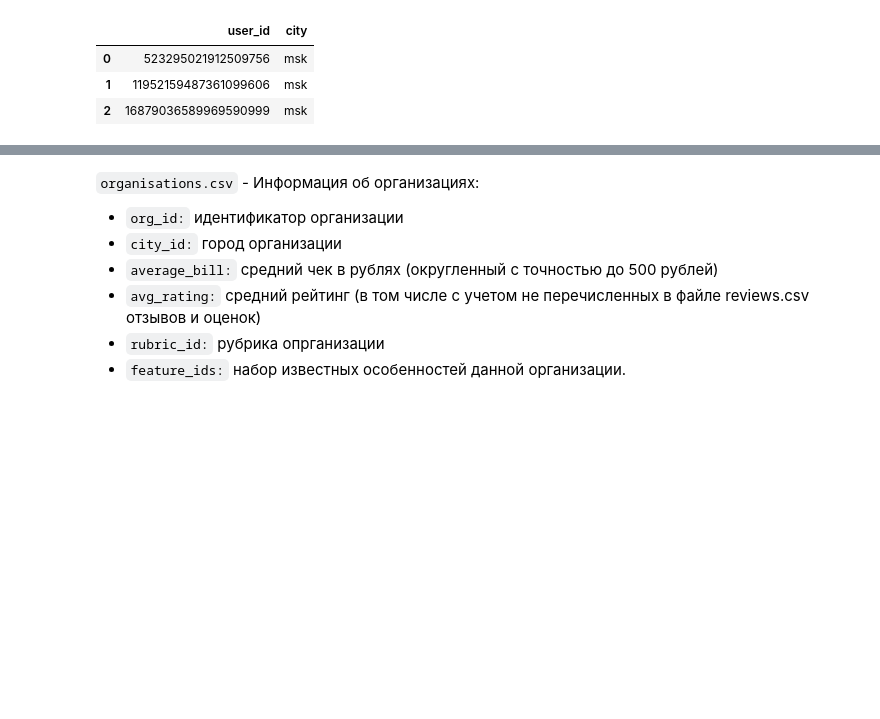
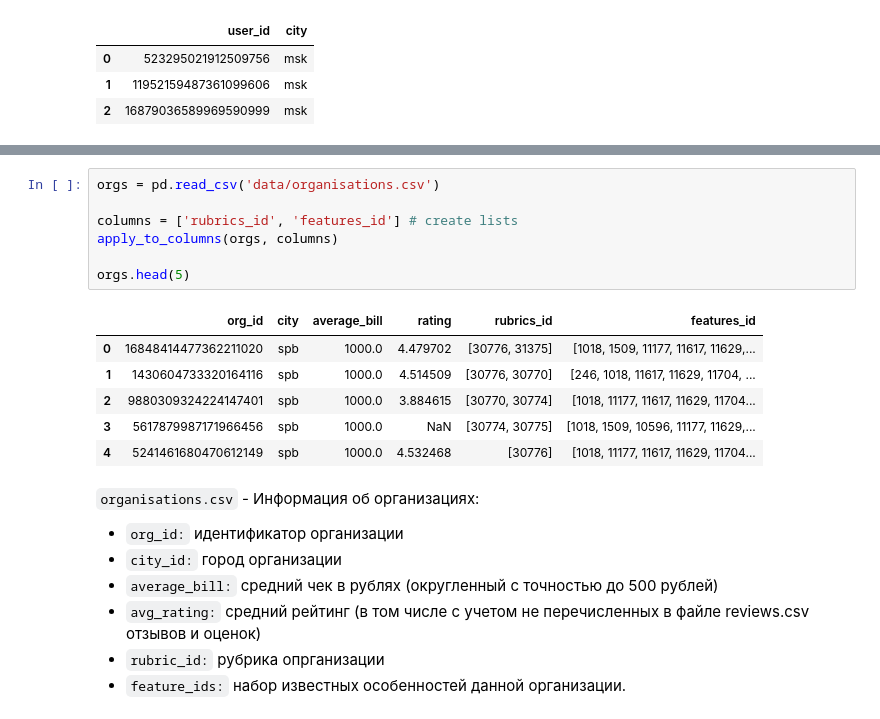
Before and after one commit to a-milenkin/Yandex_Cup_2021, a Jupyter notebook: Milenkin_baseline.ipynb, the cells around one changed output, grey strips where cells are left out. Saved outputs shown, nothing was run; the diff lists cells and outputs as text; blank space fills up the shorter version.

Commit message:
new data

```diff
--- a/Milenkin_baseline.ipynb
+++ b/Milenkin_baseline.ipynb
@@ -45,3 +81,17 @@ Name: city, dtype: int64
+# %%
+orgs = pd.read_csv('data/organisations.csv')
+
+columns = ['rubrics_id', 'features_id'] # create lists
+apply_to_columns(orgs, columns)
+
+orgs.head(5)
+# %% [output]
+|  | org_id | city | average_bill | rating | rubrics_id | features_id |
+| 0 | 16848414477362211020 | spb | 1000.0 | 4.479702 | [30776, 31375] | [1018, 1509, 11177, 11617, 11629,... |
+| 1 | 1430604733320164116 | spb | 1000.0 | 4.514509 | [30776, 30770] | [246, 1018, 11617, 11629, 11704, ... |
+| 2 | 9880309324224147401 | spb | 1000.0 | 3.884615 | [30770, 30774] | [1018, 11177, 11617, 11629, 11704... |
+| 3 | 5617879987171966456 | spb | 1000.0 | NaN | [30774, 30775] | [1018, 1509, 10596, 11177, 11629,... |
+| 4 | 5241461680470612149 | spb | 1000.0 | 4.532468 | [30776] | [1018, 11177, 11617, 11629, 11704... |
 # %% [markdown]
 `organisations.csv` - Информация об организациях:
 
```
Also changed, not shown: parts of 19 cells of this notebook.
